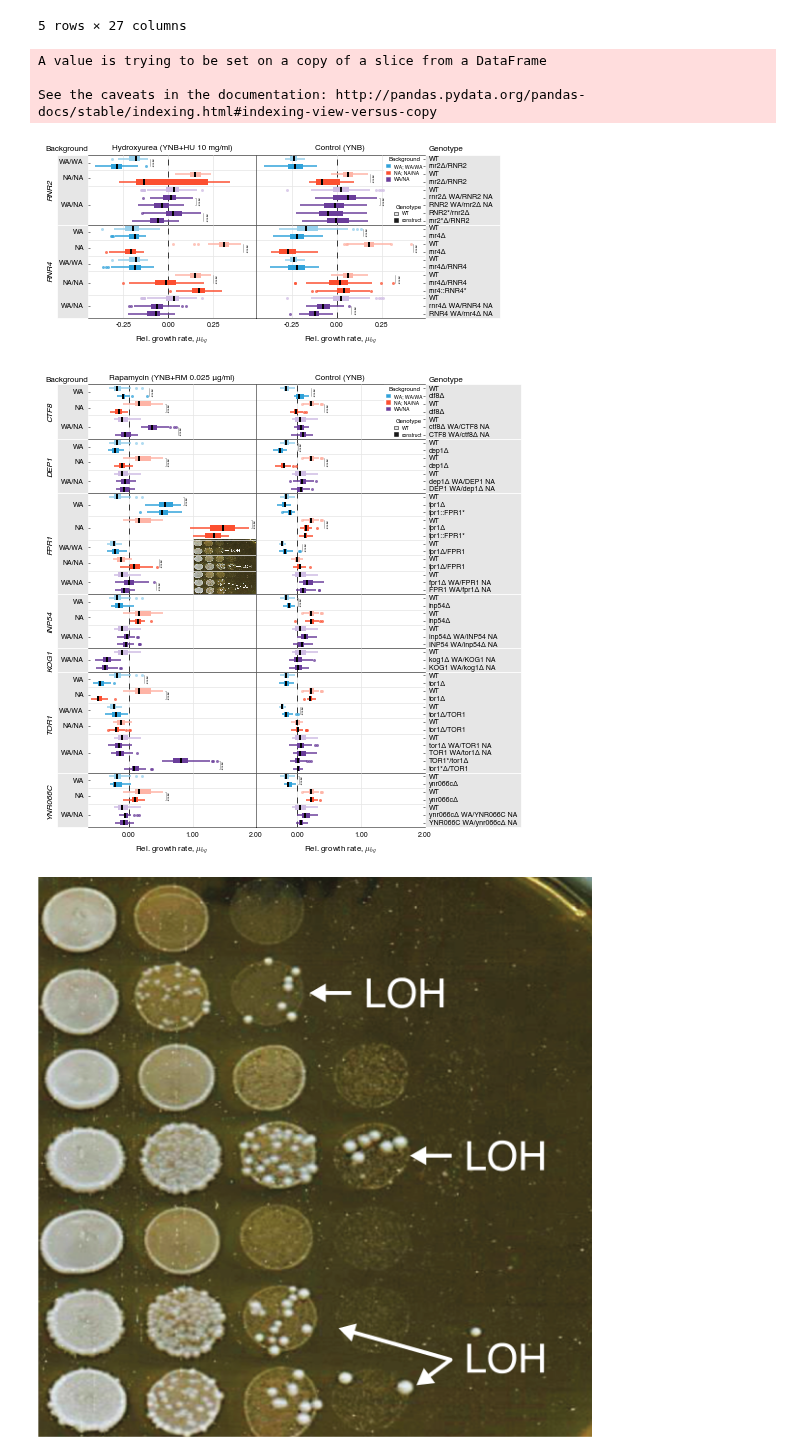
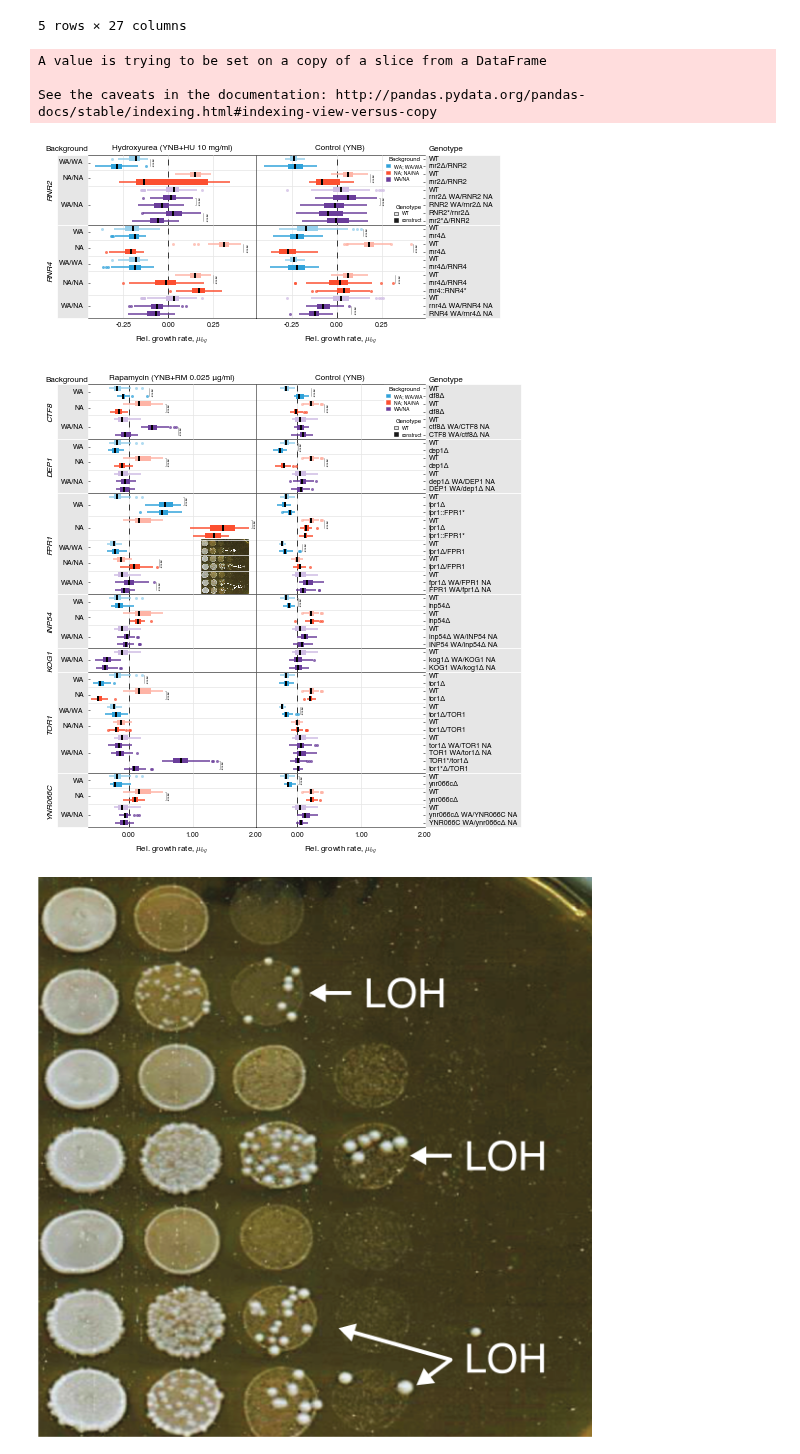
Before and after one commit to ivazquez/clonal-heterogeneity, a Jupyter notebook: src/supp_figure_pheno_constructs.ipynb, the cells around one changed output. Cells and saved outputs as stored; diff of their text form; code cells hidden in the pictures.

```diff
--- a/src/supp_figure_pheno_constructs.ipynb
+++ b/src/supp_figure_pheno_constructs.ipynb
@@ -297,7 +297,7 @@ for (ii, ((env_evo), gph1)) in enumerate(pheno_df.groupby(['selection'])):
 
             if env_evo=='RM' and env_test=='RM' and gene=='FPR1':
                 transform = transforms.blended_transform_factory(ax1.transAxes, ax1.transData)
-                x0, x1, y0, y1 = (1.0, 2.0, .5, 7.5)
+                x0, x1, y0, y1 = (1.125, 1.875, .5, 7.5)
                 im = ax1.imshow(plt.imread(dir_supp+'figures/supp_figure_pheno_constructs/FPR1_LOH_inset.png'),
                                 aspect='auto', extent=(x0, x1, y0, y1), transform=transform, zorder=1)
 
@@ -339,34 +339,34 @@ for (ii, ((env_evo), gph1)) in enumerate(pheno_df.groupby(['selection'])):
                     patch = patches.Rectangle((1,0), width=.575, height=1,
                                               linewidth=.75, facecolor='0.9', edgecolor='w',
                                               transform=transform, zorder=0)
                     patch.set_clip_on(False)
             ax1.add_patch(patch)
             patch.set_clip_on(False)
 
         # tweak axes
         for ax in fig.get_axes():
             ax.spines['top'].set_visible(True)
             ax.spines['bottom'].set_visible(True)
 
             ax.xaxis.label.set_size(8)
             ax.yaxis.label.set_size(8)
             ax.tick_params(axis='x', which='both', size=0, labelsize=7)
             ax.tick_params(axis='y', which='major', size=2, labelsize=7)
             ax.tick_params(axis='y', which='minor', size=2, labelsize=7)
             for sp in ax.spines.values():
                 sp.set(color='k', linewidth=.5, linestyle='-')
 
     fig.savefig(dir_supp+'figures/supp_figure_pheno_constructs/supp_figure_pheno_constructs_%s.png' % env_evo,
                 dpi=300, bbox_inches='tight')
     fig.savefig(dir_supp+'figures/supp_figure_pheno_constructs/supp_figure_pheno_constructs_%s.svg' % env_evo,
                 dpi=300, bbox_inches='tight')
 plt.show()
 # %% [output]
 A value is trying to be set on a copy of a slice from a DataFrame
 
 See the caveats in the documentation: http://pandas.pydata.org/pandas-docs/stable/indexing.html#indexing-view-versus-copy
 [figure]
-[figure, old version]
+[figure, new version]
 # %%
 from IPython.display import Image
 Image(filename=dir_supp+'figures/supp_figure_pheno_constructs/FPR1_LOH_inset.png')
```
Also changed, not shown: 10 other files.
